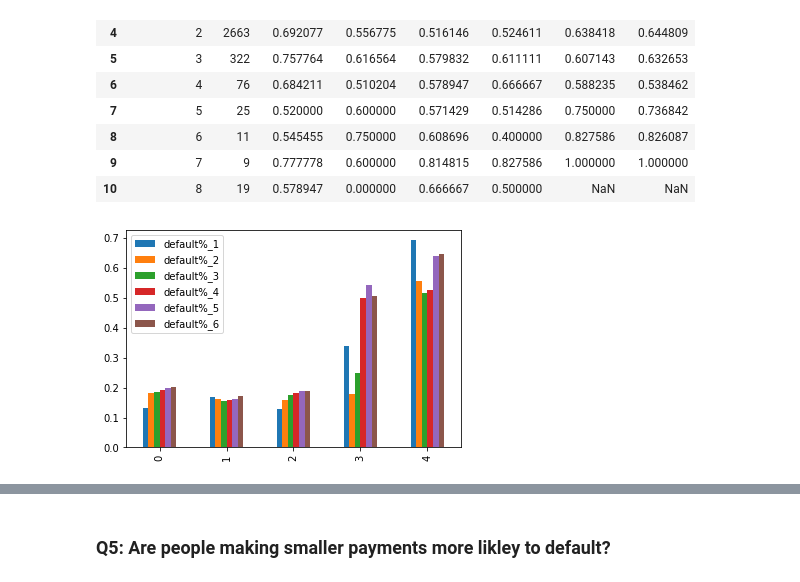
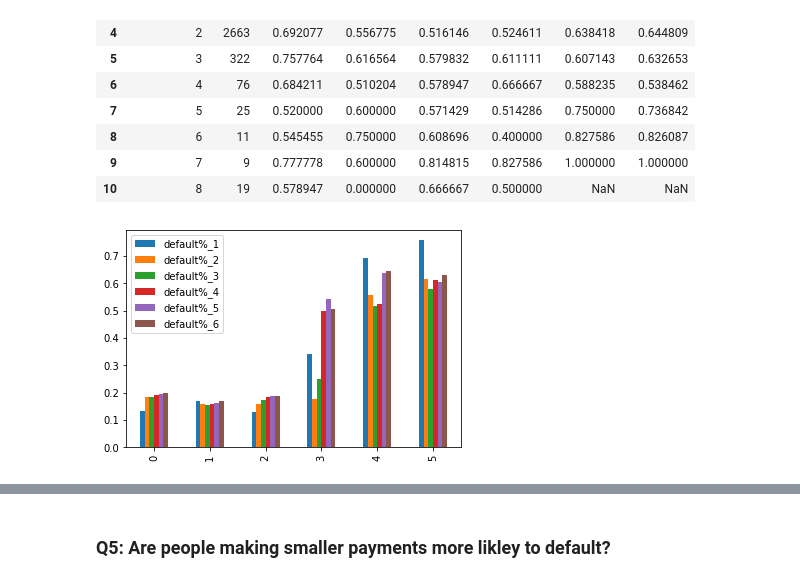
Before and after one commit to tinacliu/mod5_project, a Jupyter notebook: EDA_graphs.ipynb, the cells around one changed output, grey strips where cells are left out. Saved outputs shown, nothing was run; the diff lists cells and outputs as text; code cells hidden in the pictures.

```diff
--- a/EDA_graphs.ipynb
+++ b/EDA_graphs.ipynb
@@ -53 +44,3 @@ Name: marriage, dtype: int64
+# %%
+df.drop(df[df['marriage']==0].index, inplace=True)
 # %%
@@ -65,3 +49,0 @@ Index(['limit_bal', 'sex', 'education', 'marriage', 'age', 'pay_0', 'pay_2',
-# %%
-for i in range(1,7):
-    df[f'pay%_{i}'] = df[f'pay_amt{i}'] / df[f'bill_amt{i}']
@@ -78,0 +50,11 @@ df.head()
+# %%
+df['arrears_1'] = df['pay_0'].map(lambda x: 3 if x >= 3 else x)
+
+# pay_i: group 3 or more arrears into a new series
+for i in range(2,7):
+    df[f'arrears_{i}'] = df[f'pay_{i}'].map(lambda x: 3 if x >= 3 else x)
+# %%
+# education: group 4,5,6 into one bin as these are all unkowns
+
+df['education'] = df['education'].map(lambda x: 4 if x >= 4 else x)
+df.education.value_counts()
@@ -201,9 +183,9 @@ arrears
 | 9 | 7 | 9 | 0.777778 | 0.600000 | 0.814815 | 0.827586 | 1.000000 | 1.000000 |
 | 10 | 8 | 19 | 0.578947 | 0.000000 | 0.666667 | 0.500000 | NaN | NaN |
 # %%
-arrears.iloc[0:5,2:].plot(kind='bar');
+arrears.iloc[0:6,2:].plot(kind='bar');
 # %% [output]
-[figure, old version]
+[figure, new version]
 # %%
 df.head()
 # %% [output]
```
Also changed, not shown: parts of 24 cells of this notebook, 2 other files.
